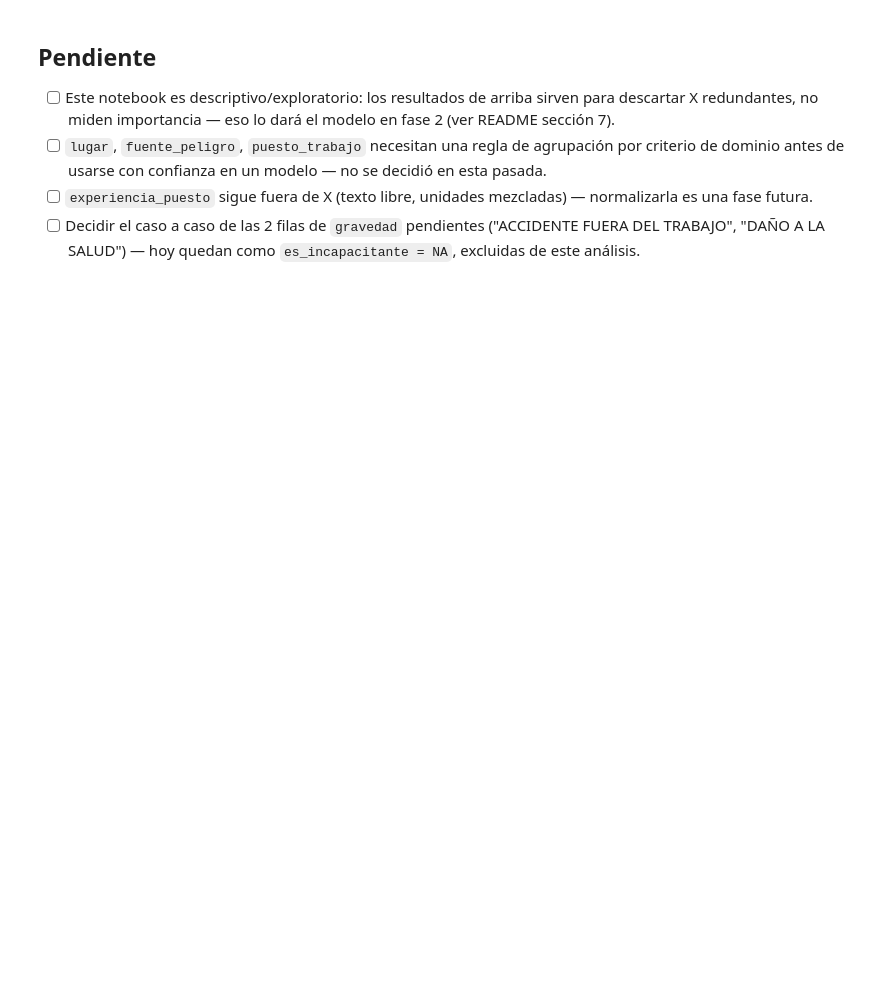
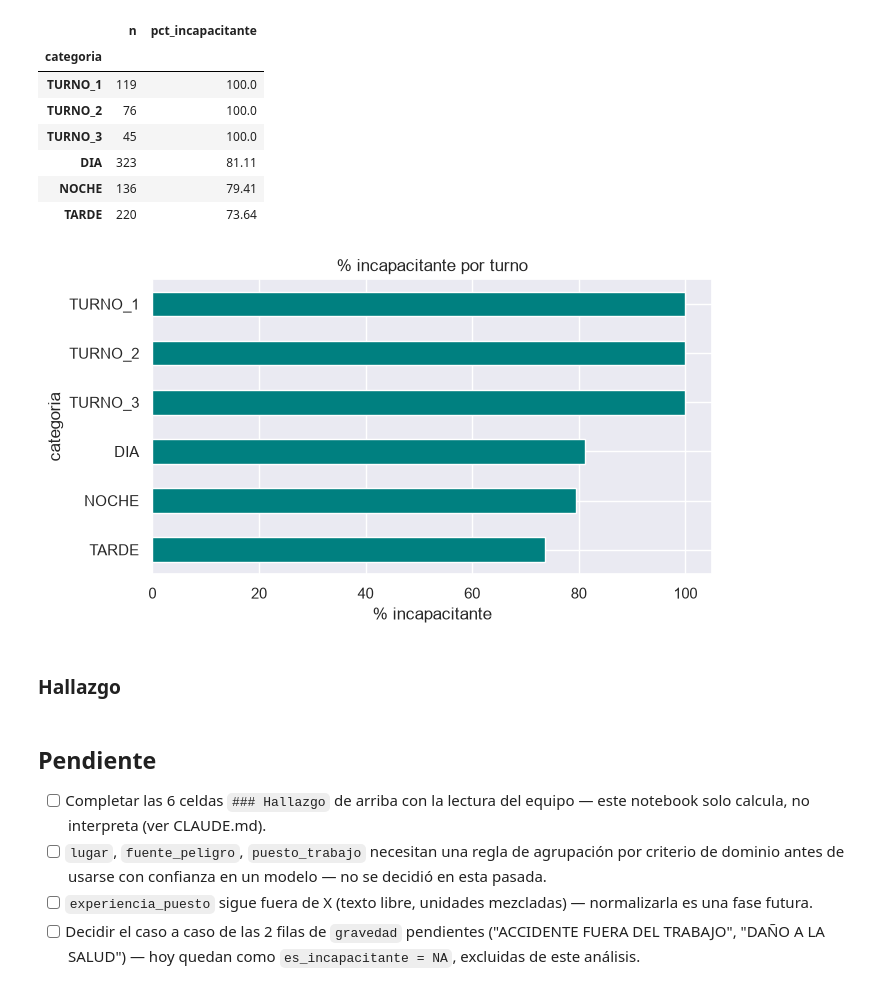
Before and after one commit to Jerimy2021/Applied-Machine-Learning, a Jupyter notebook: notebooks/02_eda_dirigido.ipynb, the cells around one changed output. Cells and saved outputs as stored; diff of their text form; code cells hidden in the pictures; blank space fills up the shorter version.

```diff
--- a/notebooks/02_eda_dirigido.ipynb
+++ b/notebooks/02_eda_dirigido.ipynb
@@ -256,9 +326,33 @@ for col in cols_categoricas_alta_cardinalidad:
+# %%
+tasa_por_turno = tasa_incapacitante_por_categoria(df["turno"], y).sort_values(
+    "pct_incapacitante", ascending=False
+)
+display(tasa_por_turno)
+
+fig, ax = plt.subplots(figsize=(7, 4))
+tasa_por_turno["pct_incapacitante"].plot(kind="barh", ax=ax, color="teal")
+ax.set_title("% incapacitante por turno")
+ax.set_xlabel("% incapacitante")
+ax.invert_yaxis()
+fig.tight_layout()
+fig.savefig(FIGURES_DIR / "eda_dirigido_tasa_incapacitante_por_turno.png", dpi=100)
+# %% [output]
+|  | n | pct_incapacitante |
+| categoria |  |  |
+| TURNO_1 | 119 | 100.0 |
+| TURNO_2 | 76 | 100.0 |
+| TURNO_3 | 45 | 100.0 |
+| DIA | 323 | 81.11 |
+| NOCHE | 136 | 79.41 |
+| TARDE | 220 | 73.64 |
+[figure, added]
+# %% [markdown]
+### Hallazgo
 # %% [markdown]
 ## Pendiente
 
-- [ ] Este notebook es descriptivo/exploratorio: los resultados de arriba
-      sirven para descartar X redundantes, no miden importancia — eso lo
-      dará el modelo en fase 2 (ver README sección 7).
+- [ ] Completar las 6 celdas `### Hallazgo` de arriba con la lectura del
+      equipo — este notebook solo calcula, no interpreta (ver CLAUDE.md).
 - [ ] `lugar`, `fuente_peligro`, `puesto_trabajo` necesitan una regla de
       agrupación por criterio de dominio antes de usarse con confianza en un
       modelo — no se decidió en esta pasada.
```
Also changed, not shown: parts of 26 cells of this notebook, 6 other files.
